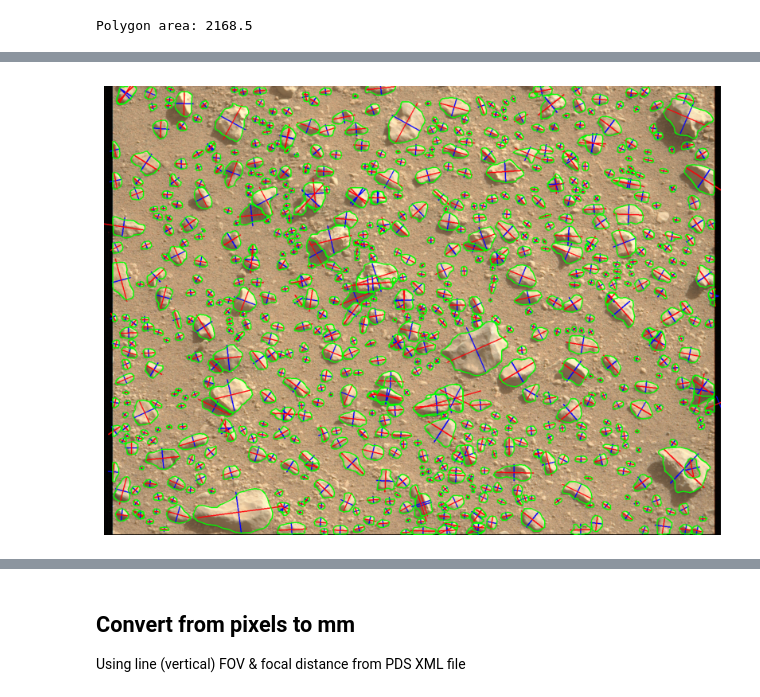
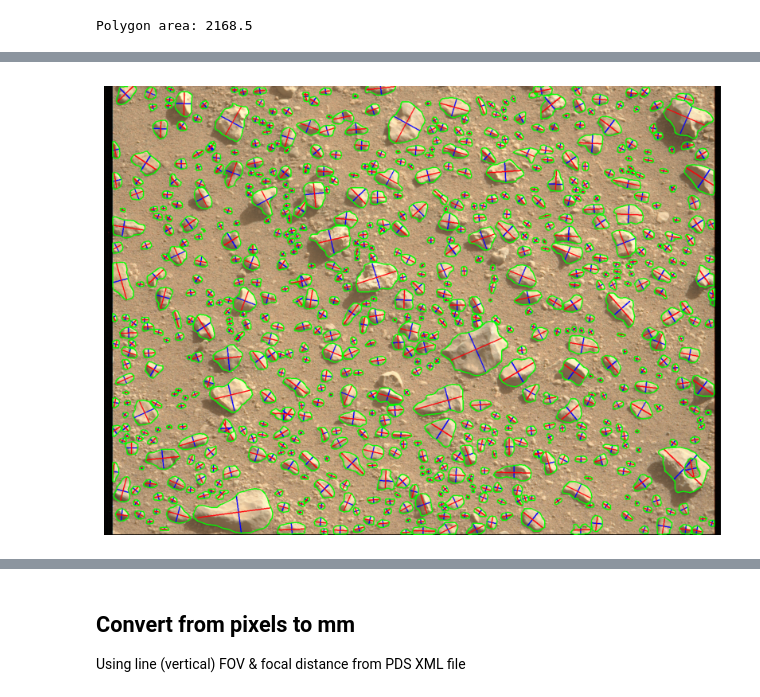
Before and after one commit to strongs20/segment-anything, a Jupyter notebook: notebooks/seg_prompter.ipynb, the cells around one changed output, grey strips where cells are left out. Drawn from its saved outputs; the diff is of its cells as text; code cells hidden in the pictures.

Commit message:
Major/minor axes are clipped to polygons

```diff
--- a/notebooks/seg_prompter.ipynb
+++ b/notebooks/seg_prompter.ipynb
@@ -38,7 +38,7 @@ predictor = SamPredictor(sam)
 import cv2
 from PIL import Image
 
-img = cv2.imread('../imgs/clasts.png')
+img = cv2.imread('../dataset/images/000.png')
 img = cv2.cvtColor(img, cv2.COLOR_BGR2RGB)
 # %%
 predictor.set_image(img)
@@ -49,7 +49,7 @@ import torch
 # place an image "img.png" and a json file "img.json" in the cd
 
 # Read the JSON file
-with open('../imgs/000.json', 'r') as file:
+with open('../dataset/labels/000.json', 'r') as file:
     data = json.load(file)
     bboxes = data['bboxes']
 
@@ -229,61 +241,86 @@ Polygon area: 2168.5
 # %%
+from shapely.geometry import LineString, Polygon
 import matplotlib.pyplot as plt
 import cv2
 import numpy as np
 
 plt.figure(figsize=(10, 10))
 
 # Convert image to RGB for matplotlib display
 img_rgb = img
 plt.imshow(img_rgb)
 plt.axis('off')
 
 long_axes = []
 short_axes = []
 counted_areas = []
 angles = []
 
-# Loop through the segments to draw additional details
 for polygon in polygons:
+    if len(polygon) < 5:
+        continue
 
-    # Ensure the polygon has at least 5 points
-    if len(polygon) >= 5:
-        # Fit an ellipse to the polygon and get its parameters
-        poly_pts = np.array(polygon, np.int32).reshape((-1, 1, 2))
-        ellipse = cv2.fitEllipse(poly_pts)
-        (center_x, center_y), (major_axis, minor_axis), angle = ellipse
-        angles.append(angle)
+    # Flatten the polygon points
+    flattened_polygon = [tuple(point[0]) for point in polygon]
 
-        # Calculate the endpoints of the long and short axes
-        angle_rad = np.radians(angle)
-        cos_angle = np.cos(angle_rad)
-        sin_angle = np.sin(angle_rad)
+    poly_pts = np.array(flattened_polygon, np.int32).reshape((-1, 1, 2))
+    ellipse = cv2.fitEllipse(poly_pts)
+    (center_x, center_y), (major_axis, minor_axis), angle = ellipse
 
-        half_major_axis = major_axis / 2
-        half_minor_axis = minor_axis / 2
-        short_axes.append(half_major_axis)
-        long_axes.append(half_minor_axis)
-        counted_areas.append(polygon_area(polygon))
+    # Calculate the endpoints of the long and short axes
+    angle_rad = np.radians(angle)
+    cos_angle = np.cos(angle_rad)
+    sin_angle = np.sin(angle_rad)
 
-        start_long = (int(center_x - cos_angle * half_major_axis), int(center_y - sin_angle * half_major_axis))
-        end_long = (int(center_x + cos_angle * half_major_axis), int(center_y + sin_angle * half_major_axis))
+    half_major_axis = major_axis / 2
+    half_minor_axis = minor_axis / 2
 
-        start_short = (int(center_x + sin_angle * half_minor_axis), int(center_y - cos_angle * half_minor_axis))
-        end_short = (int(center_x - sin_angle * half_minor_axis), int(center_y + cos_angle * half_minor_axis))
+    start_long = (center_x - cos_angle * half_major_axis, center_y - sin_angle * half_major_axis)
+    end_long = (center_x + cos_angle * half_major_axis, center_y + sin_angle * half_major_axis)
 
-        # Draw the axes on the image with a smaller line width
-        cv2.line(img_rgb, start_long, end_long, (0, 0, 255), 2)  # Red for long axis
-        cv2.line(img_rgb, start_short, end_short, (255, 0, 9), 2)  # Blue for short axis
+    start_short = (center_x + sin_angle * half_minor_axis, center_y - cos_angle * half_minor_axis)
+    end_short = (center_x - sin_angle * half_minor_axis, center_y + cos_angle * half_minor_axis)
 
-        pts = np.array(polygon, np.int32)
-        pts = pts.reshape((-1, 1, 2))
-        cv2.polylines(img_rgb, [pts], True, (0, 255, 0), 2)  # Smaller line width for the border
+    # Convert the polygon and lines to Shapely objects
+    poly_shapely = Polygon(flattened_polygon)
+    long_axis_line = LineString([start_long, end_long])
+    short_axis_line = LineString([start_short, end_short])
+
+    # Clip the lines to the polygon
+    clipped_long_axis = long_axis_line.intersection(poly_shapely)
+    clipped_short_axis = short_axis_line.intersection(poly_shapely)
+
+    # Handle different intersection results for the long axis
+    if isinstance(clipped_long_axis, LineString):
+        clipped_long_axis_coords = [(int(x), int(y)) for x, y in clipped_long_axis.coords]
+    else:
+        continue
+
+    # Handle different intersection results for the short axis
+    if isinstance(clipped_short_axis, LineString):
+        clipped_short_axis_coords = [(int(x), int(y)) for x, y in clipped_short_axis.coords]
+    else:
+        continue
+
+    if clipped_long_axis_coords is None or clipped_short_axis_coords is None or len(clipped_long_axis_coords) != 2 or len(clipped_short_axis_coords) != 2:
+        continue
+
+    # seem to be flipped, TODO
+    short_axes.append(clipped_long_axis.length)
+    long_axes.append(clipped_short_axis.length)
+    angles.append(angle)
+    counted_areas.append(polygon_area(polygon))
+
+    # Draw the axes on the image with a smaller line width
+    cv2.line(img_rgb, clipped_long_axis_coords[0], clipped_long_axis_coords[1], (0, 0, 255), 2)  # Red for long axis
+    cv2.line(img_rgb, clipped_short_axis_coords[0], clipped_short_axis_coords[1], (255, 0, 9), 2)  # Blue for short axis
+
+    pts = np.array(polygon, np.int32)
+    pts = pts.reshape((-1, 1, 2))
+    cv2.polylines(img_rgb, [pts], True, (0, 255, 0), 2)  # Smaller line width for the border
 
 # Redisplay the image with the additional annotations
 plt.imshow(img_rgb)
 plt.show()
-
-# Print the angles
-print("Angles:", angles)
 # %% [output]
-[figure, old version]
+[figure, new version]
```
Also changed, not shown: parts of 7 cells of this notebook, 9 other files.
